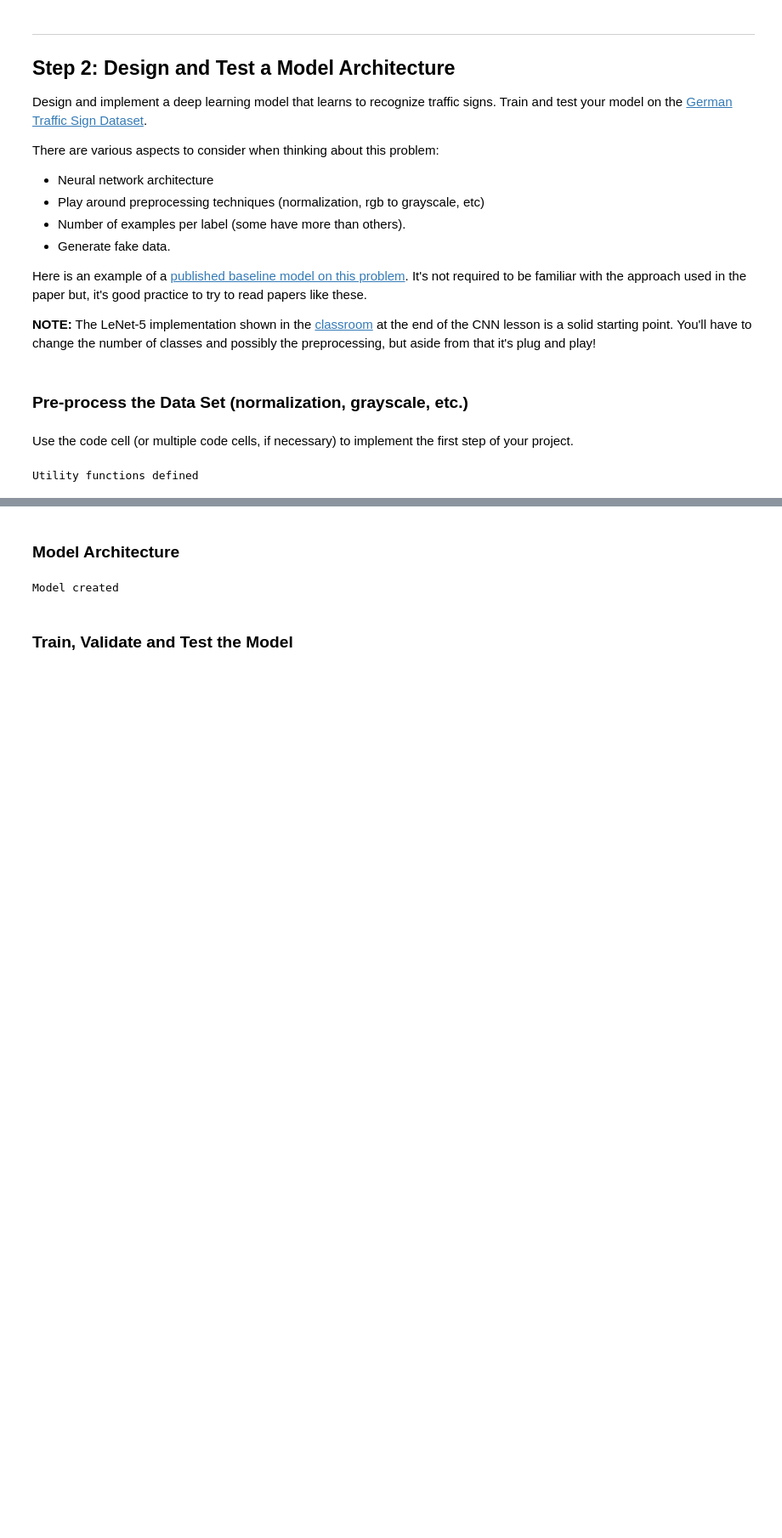
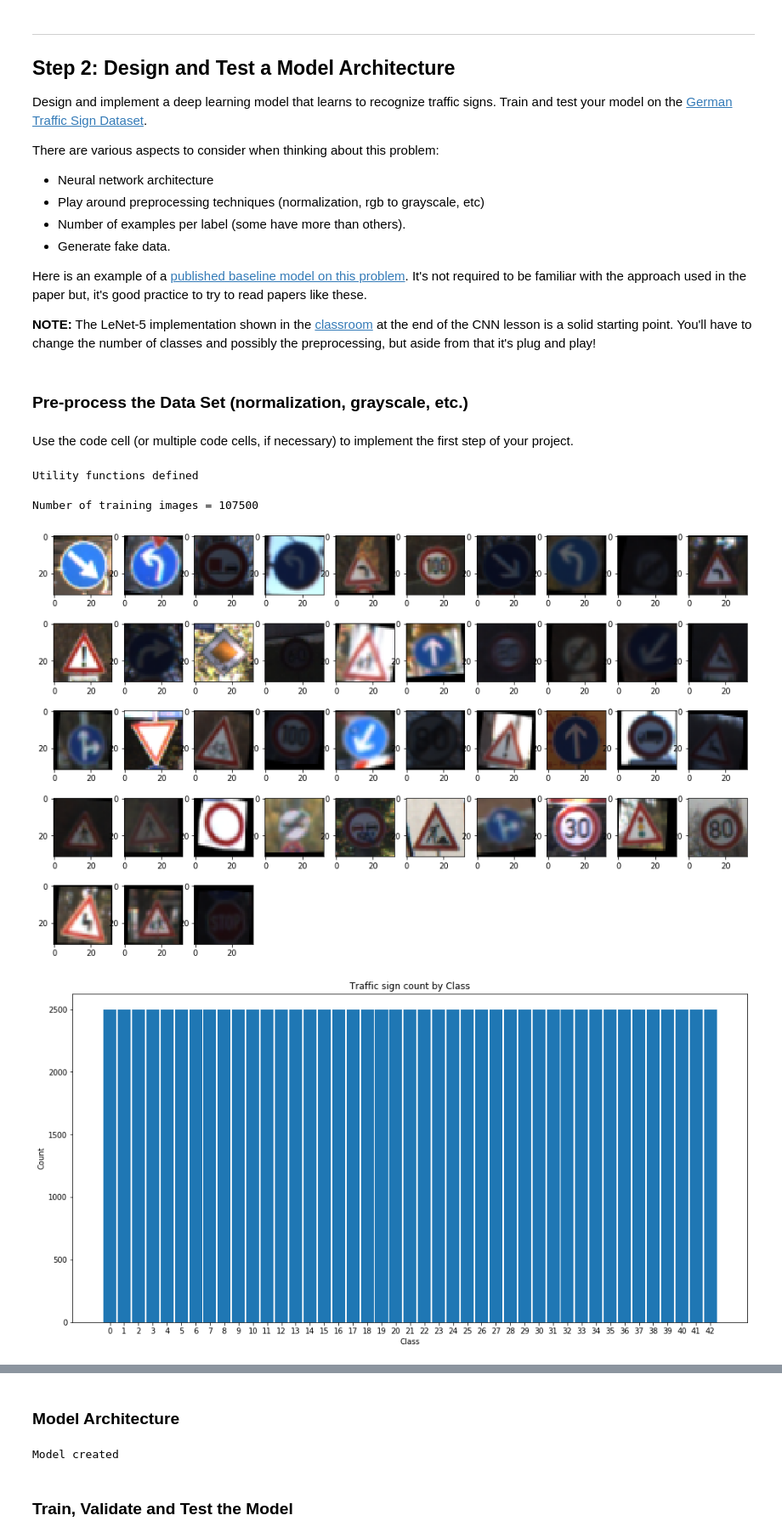
Before and after one commit to thoomi/traffic-sign-classifier, a Jupyter notebook: Traffic_Sign_Classifier.ipynb, the cells around one changed output, grey strips where cells are left out. Shown at 85% size. Drawn from its saved outputs; the diff is of its cells as text; code cells hidden in the pictures; blank space fills up the shorter version.

```diff
--- a/Traffic_Sign_Classifier.ipynb
+++ b/Traffic_Sign_Classifier.ipynb
@@ -236,4 +256,61 @@ def random_image_transform(image):
 print('Utility functions defined')
 # %% [output]
 Utility functions defined
+# %%
+max_images_per_class = 2500
+new_images = []
+new_labels = []
+
+count_per_class = np.array(count_signs_by_class)
+
+# Generate additional images until every class has the same number of images
+all_images_created = False
+
+while not all_images_created:
+    for index, image in enumerate(X_train):
+        img_class = y_train[index]
+
+        if count_per_class[img_class] < 2500:
+            new_images.append(random_image_transform(image))
+            new_labels.append(img_class)
+            count_per_class[img_class] += 1
+
+
+    if np.sum(count_per_class) >= n_classes * max_images_per_class:
+        all_images_created = True
+
+X_train_generated = np.append(X_train, new_images, axis=0)
+y_train_generated = np.append(y_train, new_labels, axis=0)
+
+print('Number of training images =', len(X_train_generated))
+# %% [output]
+Number of training images = 107500
+# %%
+# Plot examples of generated images
+fig = plt.figure()
+fig.set_figwidth(16)
+fig.set_figheight(10)
+
+for index, sign in enumerate(signs):
+    ax = fig.add_subplot(5, 10, index + 1)
+    image = X_train_generated[random.randint(0, len(X_train_generated) - 1)].squeeze()
+    ax.imshow(image, cmap='gray')
+
+
+# Count the occurance of each individual label
+labels, count_signs_by_class = zip(*Counter(y_train_generated).items())
+indexes = np.arange(len(labels))
+
+# Show bar chart
+fig, ax = plt.subplots(figsize=(16,8))
+ax.bar(indexes, count_signs_by_class, width=0.9, align='center')
+ax.set_title('Traffic sign count by Class')
+ax.set_ylabel('Count')
+ax.set_xlabel('Class')
+ax.set_xticks(indexes)
+ax.set_xticklabels(labels)
+plt.show()
+# %% [output]
+[figure, added]
+[figure, added]
 # %%
```
Also changed, not shown: parts of 9 cells of this notebook, 11 other files.
